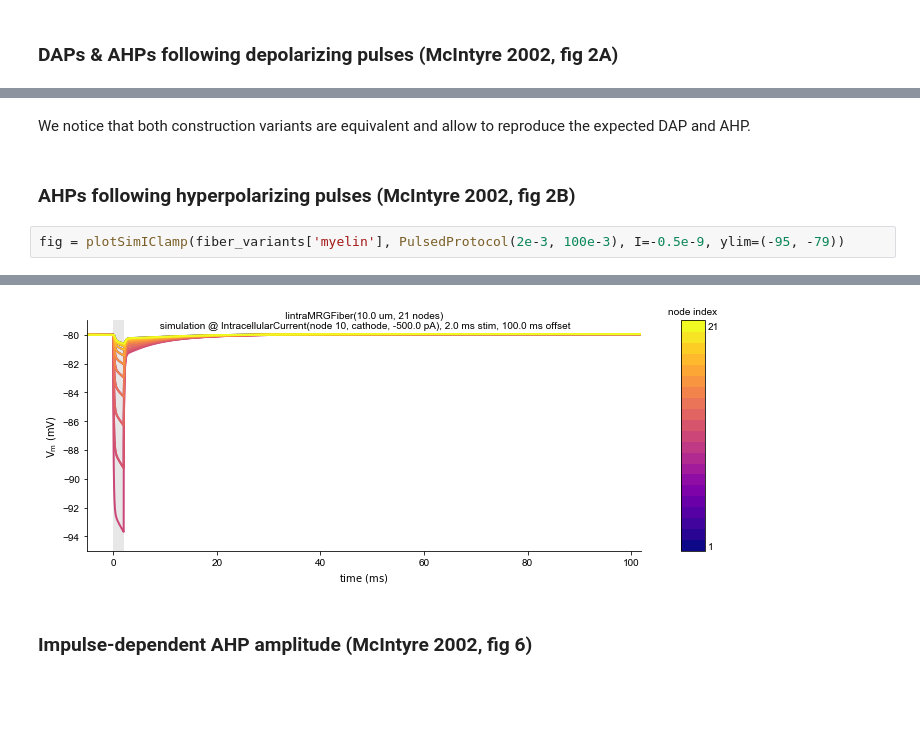
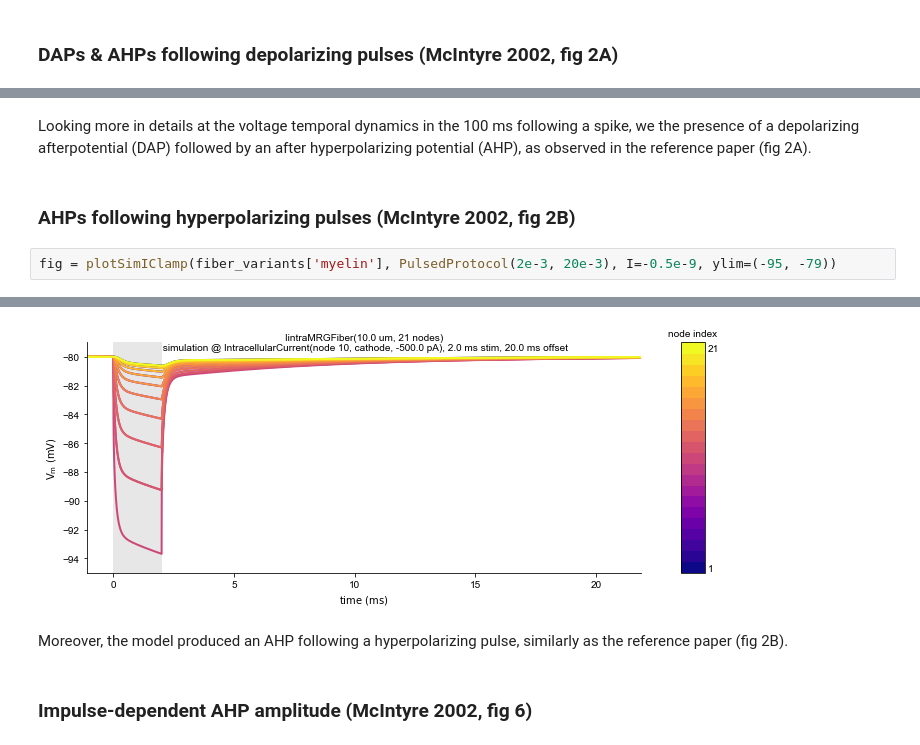
Before and after one commit to tjjlemaire/MorphoSONIC, a Jupyter notebook: notebooks/mrg.ipynb, the cells around one changed output, grey strips where cells are left out. Saved outputs shown, nothing was run; the diff lists cells and outputs as text; blank space fills up the shorter version.

```diff
--- a/notebooks/mrg.ipynb
+++ b/notebooks/mrg.ipynb
@@ -159,8 +343,8 @@ fig = plotSimIClamp(fiber_variants['myelin'], PulsedProtocol(100e-6, 100e-3), I=
 [figure]
-# %% [markdown]
-We notice that both construction variants are equivalent and allow to reproduce the expected DAP and AHP.
+# %% [markdown]
+Looking more in details at the voltage temporal dynamics in the 100 ms following a spike, we the presence of a depolarizing afterpotential (DAP) followed by an after hyperpolarizing potential (AHP), as observed in the reference paper (fig 2A).
 # %% [markdown]
 ### AHPs following hyperpolarizing pulses (McIntyre 2002, fig 2B)
 # %%
-fig = plotSimIClamp(fiber_variants['myelin'], PulsedProtocol(2e-3, 100e-3), I=-0.5e-9, ylim=(-95, -79))
+fig = plotSimIClamp(fiber_variants['myelin'], PulsedProtocol(2e-3, 20e-3), I=-0.5e-9, ylim=(-95, -79))
 # %% [output]
@@ -168,4 +352,6 @@ fig = plotSimIClamp(fiber_variants['myelin'], PulsedProtocol(2e-3, 100e-3), I=-0
-[figure, old version]
+[figure, new version]
+# %% [markdown]
+Moreover, the model produced an AHP following a hyperpolarizing pulse, similarly as the reference paper (fig 2B).
 # %% [markdown]
 ### Impulse-dependent AHP amplitude (McIntyre 2002, fig 6)
 # %%
```
Also changed, not shown: parts of 69 cells of this notebook, 27 other files.
